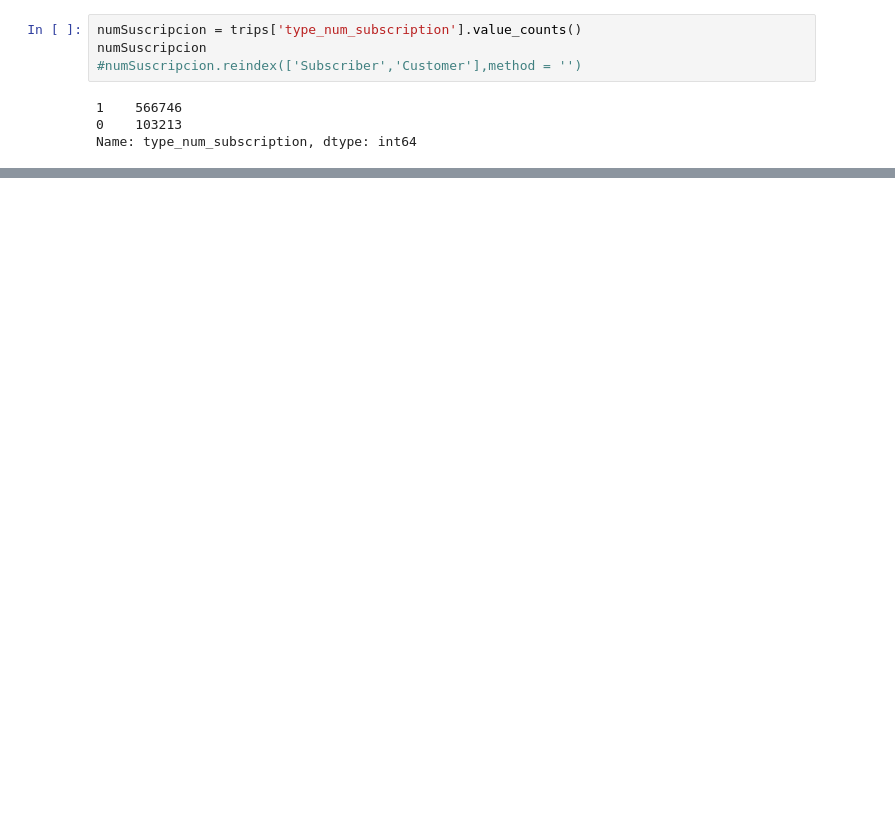
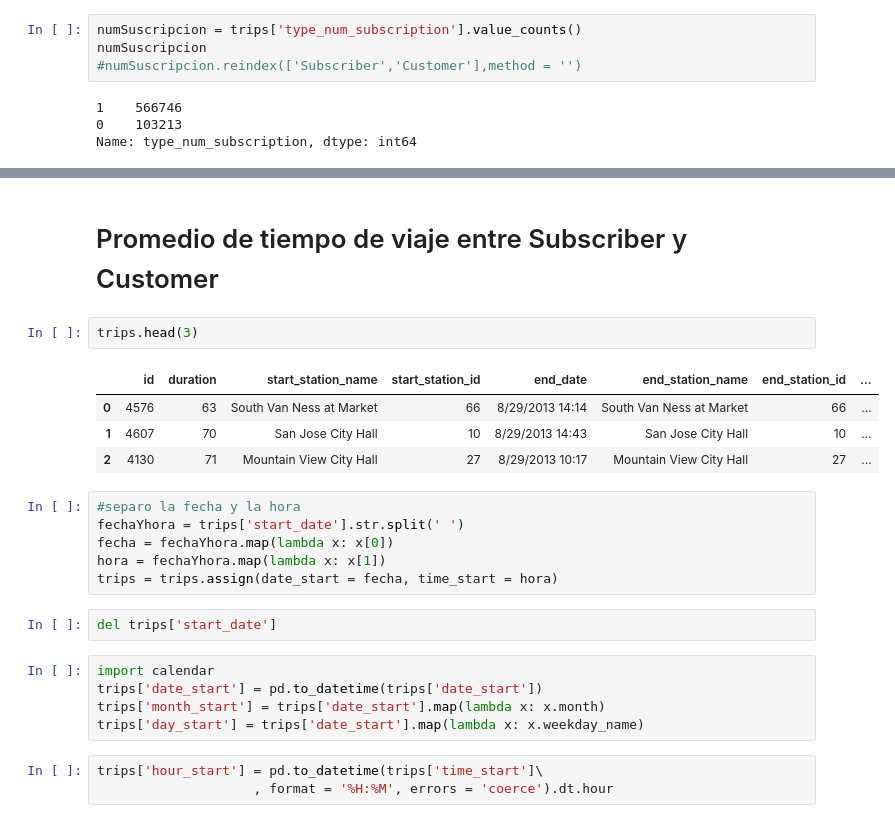
Before and after one commit to AlexVilla92/TP-Datos-2017, a Jupyter notebook: TP1-Exploracion-de-Datos-02-Suscriber-vs-Customer.ipynb, the cells around one changed output, grey strips where cells are left out. Drawn from its saved outputs; the diff is of its cells as text; blank space fills up the shorter version.

```diff
--- a/TP1-Exploracion-de-Datos-02-Suscriber-vs-Customer.ipynb
+++ b/TP1-Exploracion-de-Datos-02-Suscriber-vs-Customer.ipynb
@@ -68,0 +57,25 @@ numSuscripcion.plot(kind = 'bar', figsize = (12,6));
+# %% [markdown]
+# Promedio de tiempo de viaje entre Subscriber y Customer
+# %%
+trips.head(3)
+# %% [output]
+|  | id | duration | start_station_name | start_station_id | end_date | end_station_name | end_station_id | ... |
+| 0 | 4576 | 63 | South Van Ness at Market | 66 | 8/29/2013 14:14 | South Van Ness at Market | 66 | ... |
+| 1 | 4607 | 70 | San Jose City Hall | 10 | 8/29/2013 14:43 | San Jose City Hall | 10 | ... |
+| 2 | 4130 | 71 | Mountain View City Hall | 27 | 8/29/2013 10:17 | Mountain View City Hall | 27 | ... |
+# %%
+#separo la fecha y la hora
+fechaYhora = trips['start_date'].str.split(' ')
+fecha = fechaYhora.map(lambda x: x[0])
+hora = fechaYhora.map(lambda x: x[1])
+trips = trips.assign(date_start = fecha, time_start = hora)
+# %%
+del trips['start_date']
+# %%
+import calendar
+trips['date_start'] = pd.to_datetime(trips['date_start'])
+trips['month_start'] = trips['date_start'].map(lambda x: x.month)
+trips['day_start'] = trips['date_start'].map(lambda x: x.weekday_name)
+# %%
+trips['hour_start'] = pd.to_datetime(trips['time_start']\
+                    , format = '%H:%M', errors = 'coerce').dt.hour
```
Also changed, not shown: parts of 14 cells of this notebook.
